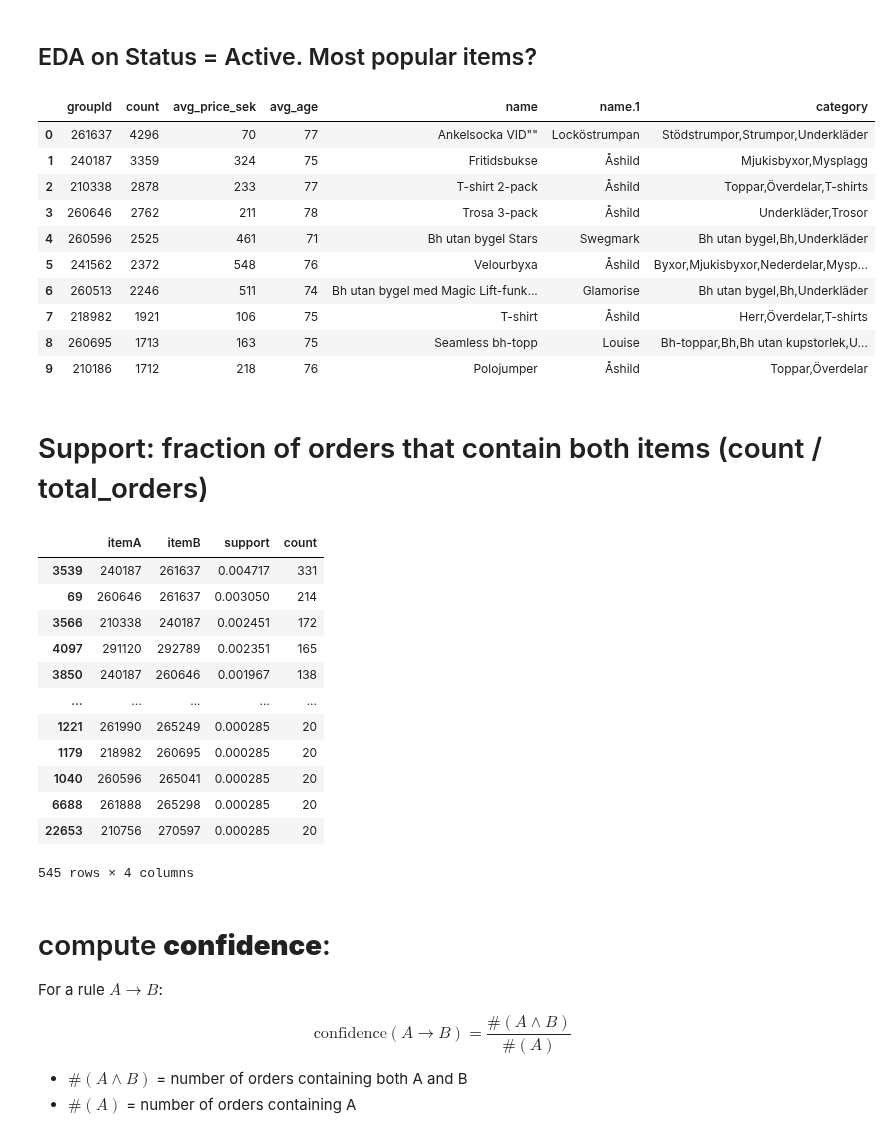
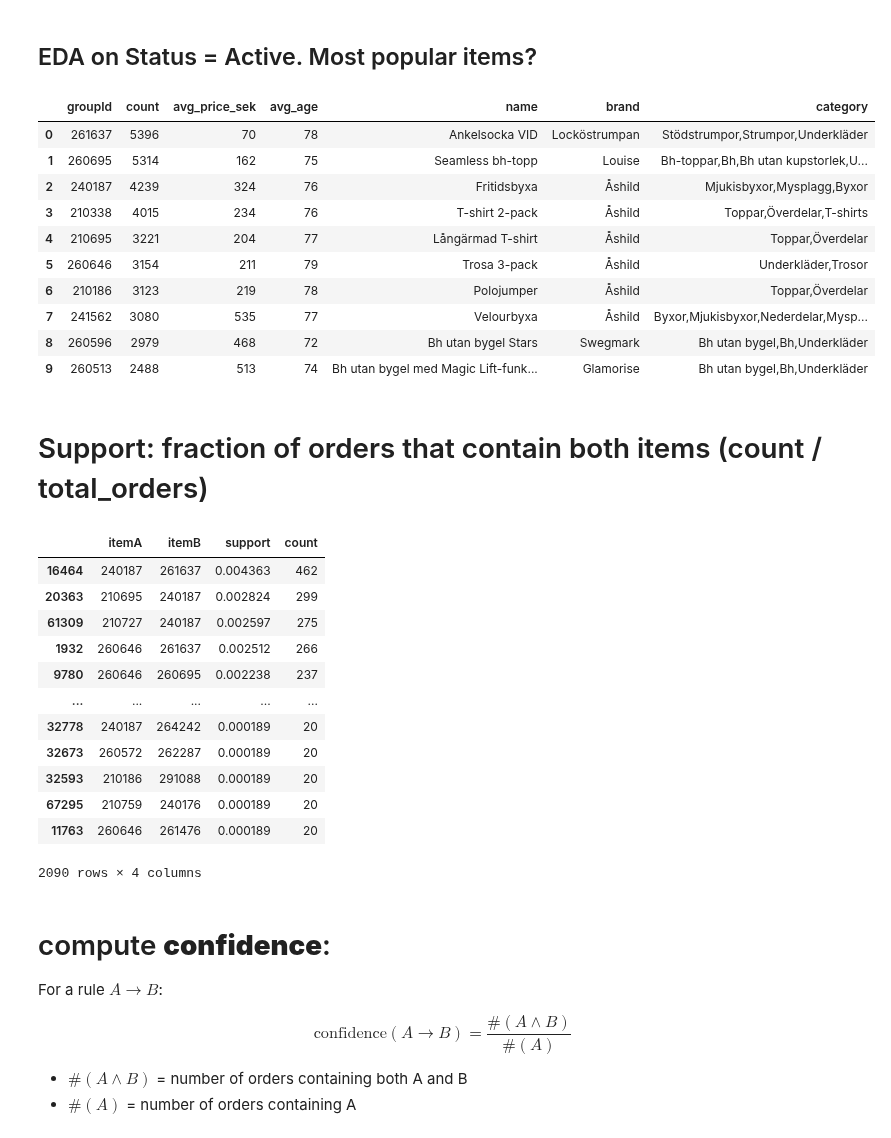
Before and after one commit to maria-lagerholm/itcm_recommendation_engine, a Jupyter notebook: notebooks/content_filtering/product_association.ipynb, the cells around one changed output. Cells and saved outputs as stored; diff of their text form; code cells hidden in the pictures.

```diff
--- a/notebooks/content_filtering/product_association.ipynb
+++ b/notebooks/content_filtering/product_association.ipynb
@@ -42,50 +42,47 @@ $$
 ## EDA on Status = Active. Most popular items?
 # %%
 import pandas as pd
-tx = pd.read_csv("../data/processed/transactions_clean.csv", low_memory=False)
+tx = pd.read_parquet("/workspace/data/processed/transactions_clean.parquet")
-# %%
-#filter so we only have status active in tx
-tx = tx[tx['status'] == 'active']
 # %%
-articles = pd.read_csv("../data/processed/articles_clean.csv", dtype={"groupId": str}, low_memory=False)
+articles = pd.read_parquet("/workspace/data/processed/articles_clean.parquet")
 tx['groupId'] = tx['groupId'].astype(str)
 articles['groupId'] = articles['groupId'].astype(str)
 
 most_popular = (
     tx.groupby('groupId', as_index=False)
       .agg(
           count=('groupId', 'size'),
           avg_price_sek=('price_sek', 'mean'),
           avg_age=('Age', 'mean'),
           name=('name', lambda x: x.mode().iat[0] if not x.mode().empty else x.iloc[0])
       )
       .sort_values('count', ascending=False)
       .head(10)
 )
 
 most_popular['avg_price_sek'] = most_popular['avg_price_sek'].round().astype(int)
 most_popular['avg_age'] = most_popular['avg_age'].round().astype(int)
 
 # Bring in both name.1 and Category columns from articles_clean.csv
 most_popular = most_popular.merge(
-    articles[['groupId', 'name.1', 'category']].drop_duplicates('groupId'),
+    articles[['groupId', 'brand', 'category']].drop_duplicates('groupId'),
     on='groupId',
     how='left'
 )
 
 most_popular
 # %% [output]
-|  | groupId | count | avg_price_sek | avg_age | name | name.1 | category |
-| 0 | 261637 | 4296 | 70 | 77 | Ankelsocka VID"" | Locköstrumpan | Stödstrumpor,Strumpor,Underkläder |
-| 1 | 240187 | 3359 | 324 | 75 | Fritidsbukse | Åshild | Mjukisbyxor,Mysplagg |
-| 2 | 210338 | 2878 | 233 | 77 | T-shirt 2-pack | Åshild | Toppar,Överdelar,T-shirts |
-| 3 | 260646 | 2762 | 211 | 78 | Trosa 3-pack | Åshild | Underkläder,Trosor |
-| 4 | 260596 | 2525 | 461 | 71 | Bh utan bygel Stars | Swegmark | Bh utan bygel,Bh,Underkläder |
-| 5 | 241562 | 2372 | 548 | 76 | Velourbyxa | Åshild | Byxor,Mjukisbyxor,Nederdelar,Mysp... |
-| 6 | 260513 | 2246 | 511 | 74 | Bh utan bygel med Magic Lift-funk... | Glamorise | Bh utan bygel,Bh,Underkläder |
-| 7 | 218982 | 1921 | 106 | 75 | T-shirt | Åshild | Herr,Överdelar,T-shirts |
-| 8 | 260695 | 1713 | 163 | 75 | Seamless bh-topp | Louise | Bh-toppar,Bh,Bh utan kupstorlek,U... |
-| 9 | 210186 | 1712 | 218 | 76 | Polojumper | Åshild | Toppar,Överdelar |
+|  | groupId | count | avg_price_sek | avg_age | name | brand | category |
+| 0 | 261637 | 5396 | 70 | 78 | Ankelsocka VID | Locköstrumpan | Stödstrumpor,Strumpor,Underkläder |
+| 1 | 260695 | 5314 | 162 | 75 | Seamless bh-topp | Louise | Bh-toppar,Bh,Bh utan kupstorlek,U... |
+| 2 | 240187 | 4239 | 324 | 76 | Fritidsbyxa | Åshild | Mjukisbyxor,Mysplagg,Byxor |
+| 3 | 210338 | 4015 | 234 | 76 | T-shirt 2-pack | Åshild | Toppar,Överdelar,T-shirts |
+| 4 | 210695 | 3221 | 204 | 77 | Långärmad T-shirt | Åshild | Toppar,Överdelar |
+| 5 | 260646 | 3154 | 211 | 79 | Trosa 3-pack | Åshild | Underkläder,Trosor |
+| 6 | 210186 | 3123 | 219 | 78 | Polojumper | Åshild | Toppar,Överdelar |
+| 7 | 241562 | 3080 | 535 | 77 | Velourbyxa | Åshild | Byxor,Mjukisbyxor,Nederdelar,Mysp... |
+| 8 | 260596 | 2979 | 468 | 72 | Bh utan bygel Stars | Swegmark | Bh utan bygel,Bh,Underkläder |
+| 9 | 260513 | 2488 | 513 | 74 | Bh utan bygel med Magic Lift-funk... | Glamorise | Bh utan bygel,Bh,Underkläder |
 # %% [markdown]
 # Support: fraction of orders that contain both items (count / total_orders)
 # %%
@@ -118,18 +115,18 @@ support_df = support_df[support_df['count'] >= 20] # at least 20 orders
 support_df.sort_values(by='count', ascending=False)
 # %% [output]
 |  | itemA | itemB | support | count |
-| 3539 | 240187 | 261637 | 0.004717 | 331 |
-| 69 | 260646 | 261637 | 0.003050 | 214 |
-| 3566 | 210338 | 240187 | 0.002451 | 172 |
-| 4097 | 291120 | 292789 | 0.002351 | 165 |
-| 3850 | 240187 | 260646 | 0.001967 | 138 |
+| 16464 | 240187 | 261637 | 0.004363 | 462 |
+| 20363 | 210695 | 240187 | 0.002824 | 299 |
+| 61309 | 210727 | 240187 | 0.002597 | 275 |
+| 1932 | 260646 | 261637 | 0.002512 | 266 |
+| 9780 | 260646 | 260695 | 0.002238 | 237 |
 | ... | ... | ... | ... | ... |
-| 1221 | 261990 | 265249 | 0.000285 | 20 |
-| 1179 | 218982 | 260695 | 0.000285 | 20 |
-| 1040 | 260596 | 265041 | 0.000285 | 20 |
-| 6688 | 261888 | 265298 | 0.000285 | 20 |
-| 22653 | 210756 | 270597 | 0.000285 | 20 |
+| 32778 | 240187 | 264242 | 0.000189 | 20 |
+| 32673 | 260572 | 262287 | 0.000189 | 20 |
+| 32593 | 210186 | 291088 | 0.000189 | 20 |
+| 67295 | 210759 | 240176 | 0.000189 | 20 |
+| 11763 | 260646 | 261476 | 0.000189 | 20 |
-545 rows × 4 columns
+2090 rows × 4 columns
 # %% [markdown]
 # compute **confidence**:
 
```
Also changed, not shown: parts of 2 cells of this notebook, 14 other files.
